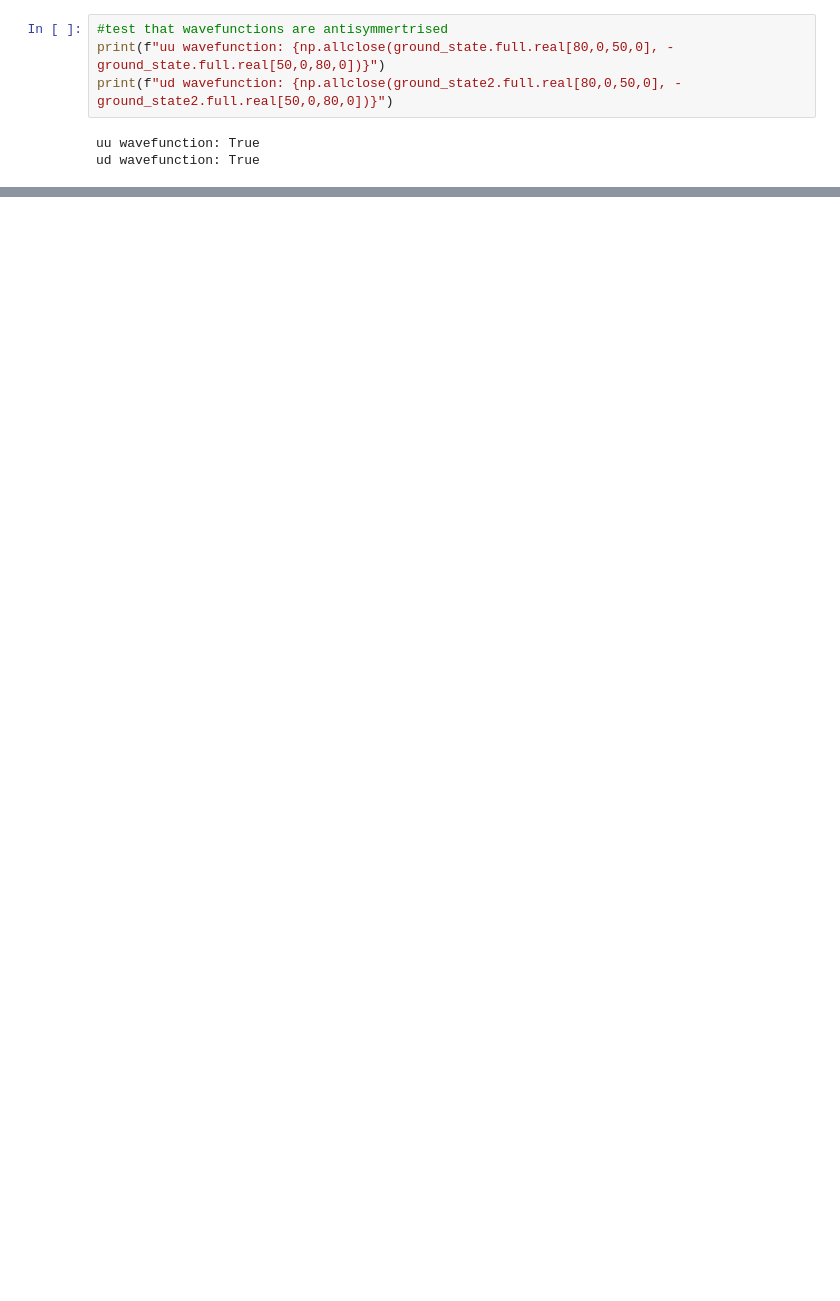
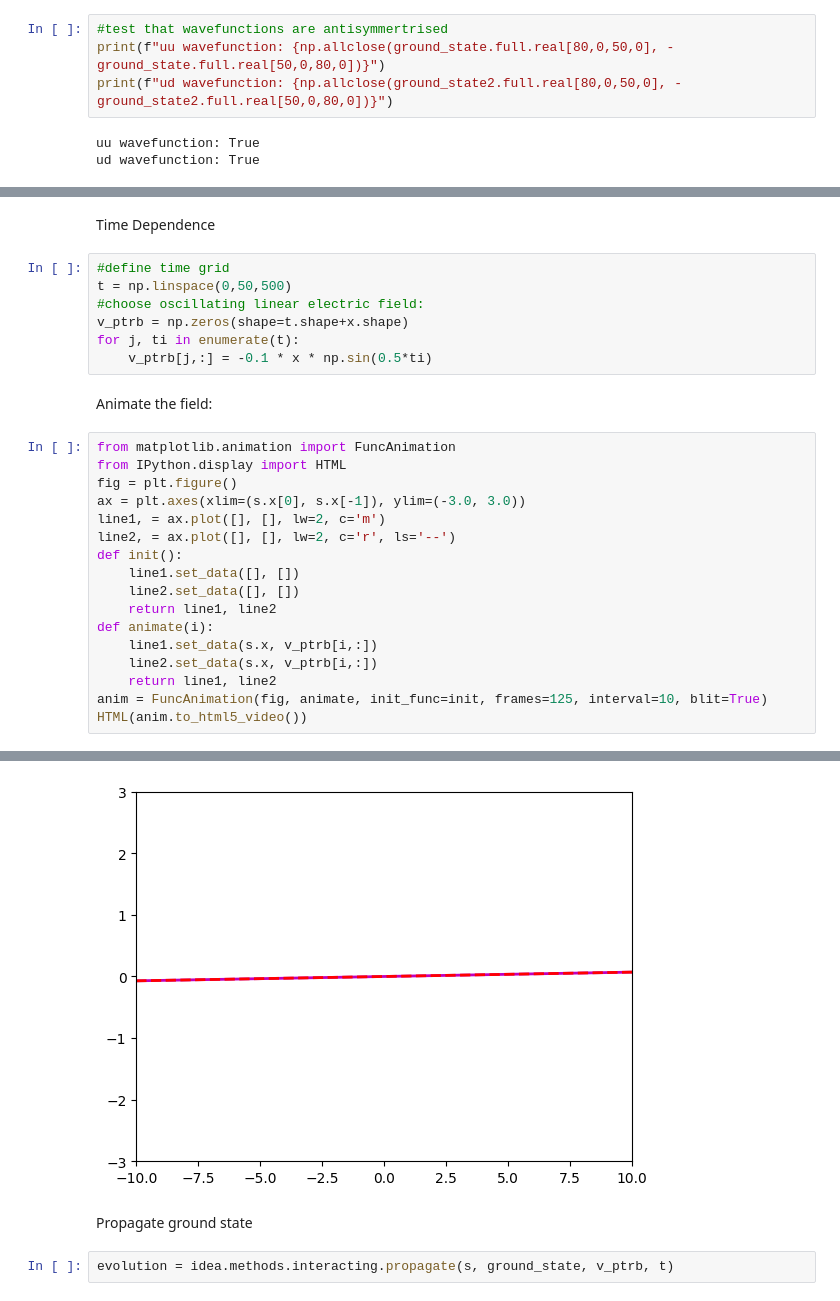
Before and after one commit to indigoedwards/indigo-mphys-project, a Jupyter notebook: iDEA-tutorial.ipynb, the cells around one changed output, grey strips where cells are left out. Saved outputs shown, nothing was run; the diff lists cells and outputs as text; blank space fills up the shorter version.

```diff
--- a/iDEA-tutorial.ipynb
+++ b/iDEA-tutorial.ipynb
@@ -133,0 +246,29 @@ ud wavefunction: True
+# %% [markdown]
+Time Dependence
+# %%
+#define time grid
+t = np.linspace(0,50,500)
+#choose oscillating linear electric field:
+v_ptrb = np.zeros(shape=t.shape+x.shape)
+for j, ti in enumerate(t):
+    v_ptrb[j,:] = -0.1 * x * np.sin(0.5*ti)
+# %% [markdown]
+Animate the field:
+# %%
+from matplotlib.animation import FuncAnimation
+from IPython.display import HTML
+fig = plt.figure()
+ax = plt.axes(xlim=(s.x[0], s.x[-1]), ylim=(-3.0, 3.0))
+line1, = ax.plot([], [], lw=2, c='m')
+line2, = ax.plot([], [], lw=2, c='r', ls='--')
+def init():
+    line1.set_data([], [])
+    line2.set_data([], [])
+    return line1, line2
+def animate(i):
+    line1.set_data(s.x, v_ptrb[i,:])
+    line2.set_data(s.x, v_ptrb[i,:])
+    return line1, line2
+anim = FuncAnimation(fig, animate, init_func=init, frames=125, interval=10, blit=True)
+HTML(anim.to_html5_video())
+# %% [output]
@@ -133,0 +276,5 @@ ud wavefunction: True
+[figure, added]
+# %% [markdown]
+Propagate ground state
+# %%
+evolution = idea.methods.interacting.propagate(s, ground_state, v_ptrb, t)
```
Also changed, not shown: parts of 14 cells of this notebook.
